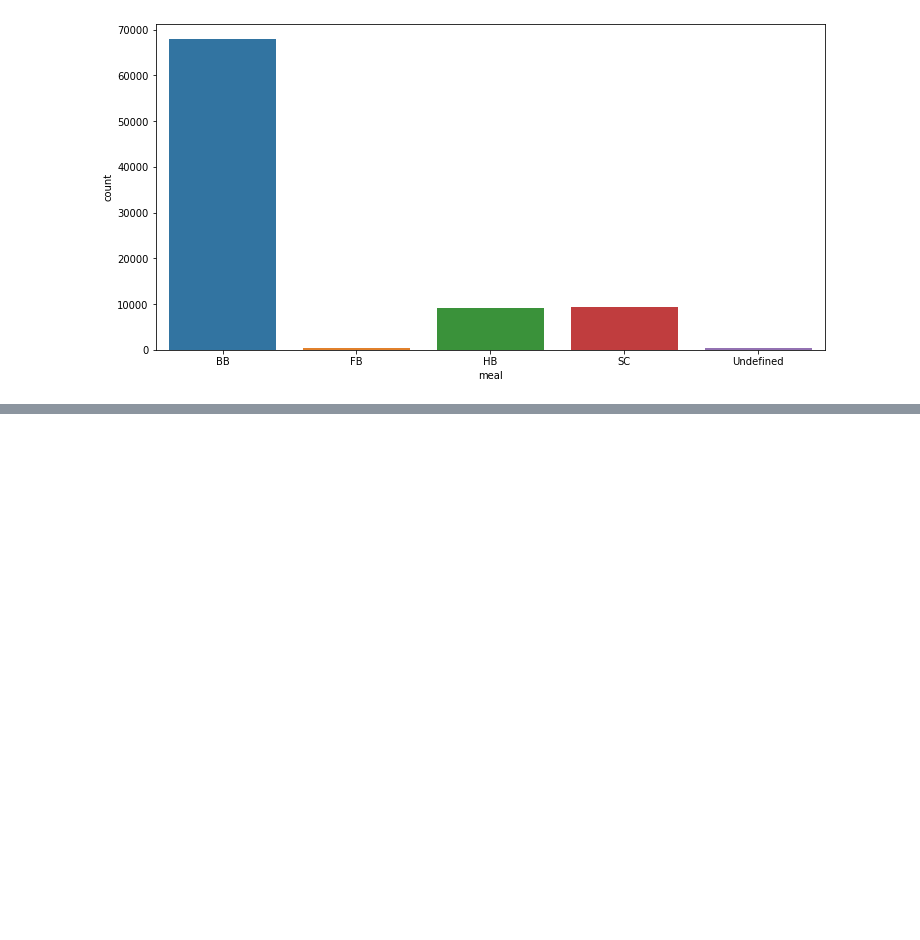
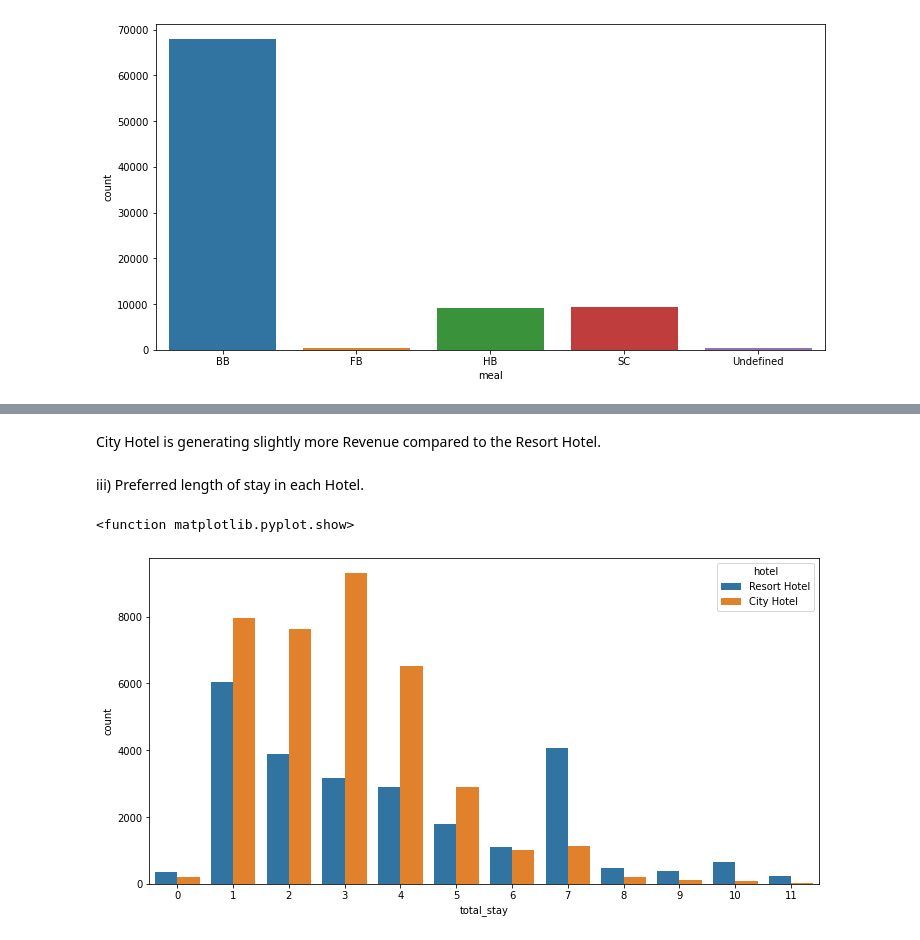
Before and after one commit to Tarunsri1998/Hotel-Booking-Analysis, a Jupyter notebook: Hotel_Booking_Analysis_Capstone_Project.ipynb, the cells around one changed output, grey strips where cells are left out. Drawn from its saved outputs; the diff is of its cells as text; code cells hidden in the pictures; blank space fills up the shorter version.

```diff
--- a/Hotel_Booking_Analysis_Capstone_Project.ipynb
+++ b/Hotel_Booking_Analysis_Capstone_Project.ipynb
@@ -319,0 +344,13 @@ The Meal type of BB is more preffered from customers.
+# %% [markdown]
+City Hotel is generating slightly more Revenue compared to the Resort Hotel.
+# %% [markdown]
+iii) Preferred length of stay in each Hotel.
+# %%
+not_cancelled=df1[df1['is_canceled']==0]
+H1=not_cancelled[not_cancelled['total_stay']<12]
+plt.figure(figsize=(12,6))
+sns.countplot(x=H1['total_stay'],hue=H1['hotel'])
+plt.show
+# %% [output]
+<function matplotlib.pyplot.show>
+[figure, added]
```
Also changed, not shown: parts of 25 cells of this notebook.
